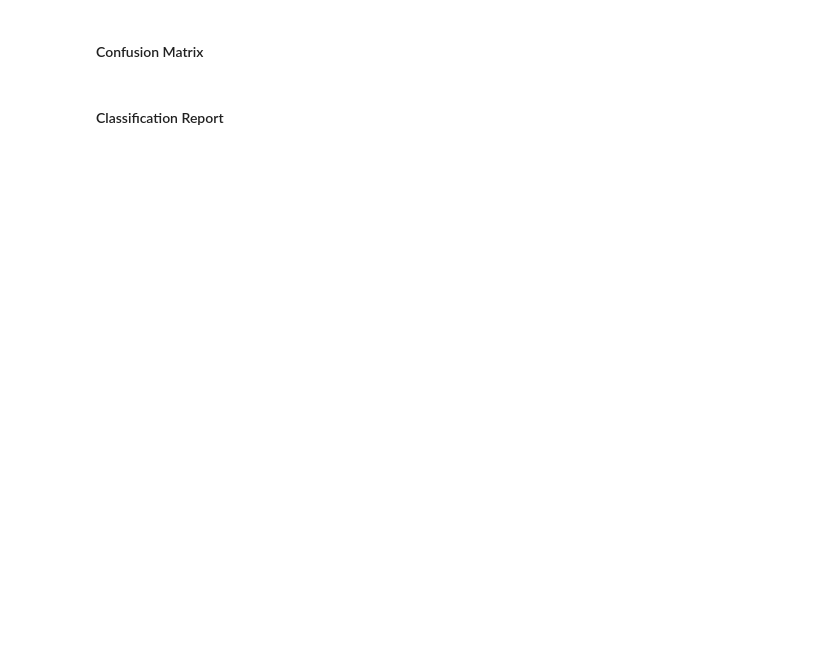
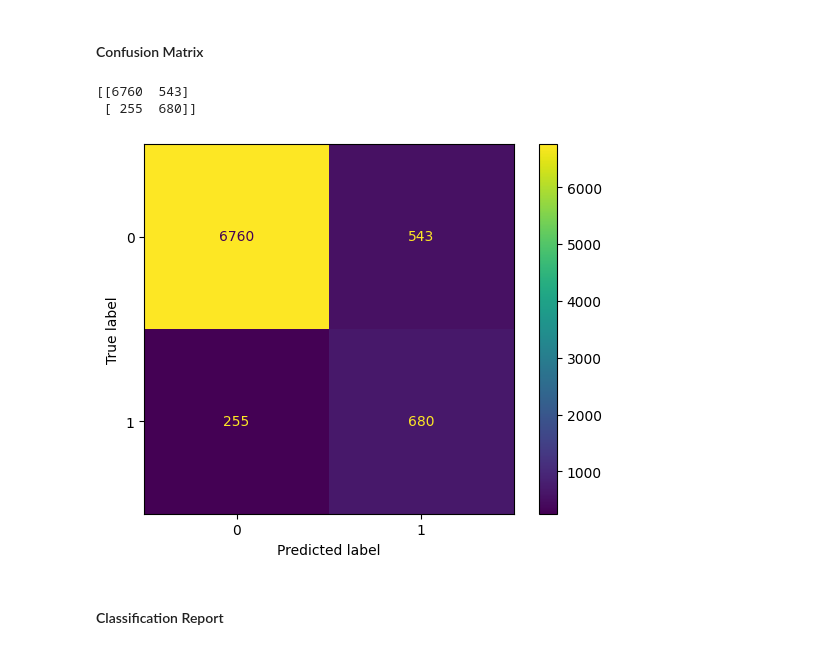
Before and after one commit to dataemperor/Bank-Marketing-Classification, a Jupyter notebook: decision_tree.ipynb, the cells around one changed output. Saved outputs shown, nothing was run; the diff lists cells and outputs as text; code cells hidden in the pictures; blank space fills up the shorter version.

Commit message:
Training and Testing accuracy score, confusion matrix and classification report for the hybrid random forest model. Some fixes were made too

```diff
--- a/decision_tree.ipynb
+++ b/decision_tree.ipynb
@@ -266,9 +260,13 @@ print("Testing Accuracy: ", optimized_testing_accuracy_score)
 # %%
 optimized_confusion_matrix = confusion_matrix(y_test, optimized_testing_predictions)
 print(optimized_confusion_matrix)
 optimized_confusion_matrix_display = metrics.ConfusionMatrixDisplay(confusion_matrix=optimized_confusion_matrix)
-optmized_confusion_matrix_display.plot()
+optimized_confusion_matrix_display.plot()
 plt.show()
+# %% [output]
+[[6760  543]
+ [ 255  680]]
+[figure, added]
 # %% [markdown]
 #### Classification Report
 # %%
```
Also changed, not shown: parts of 22 cells of this notebook.
